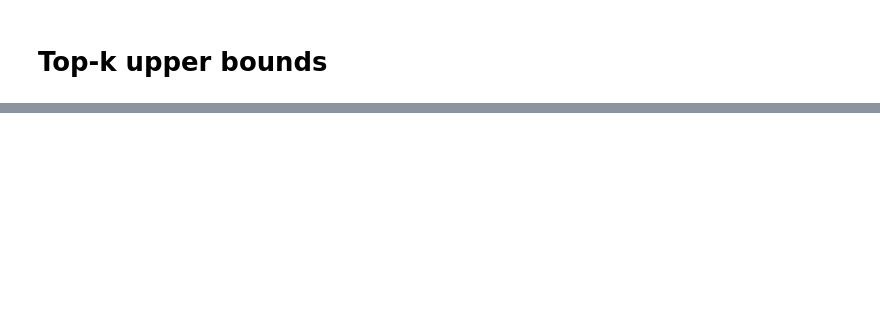
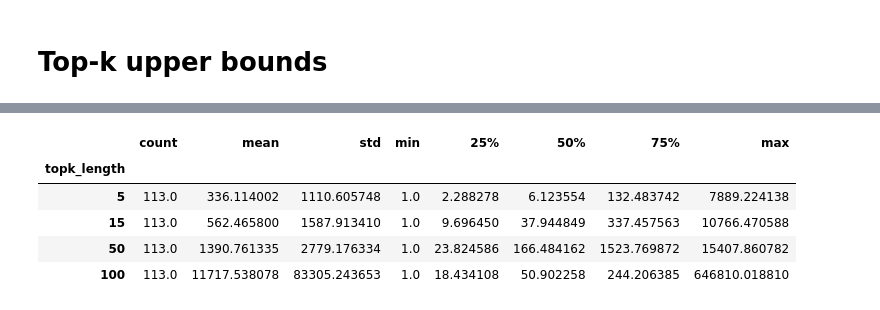
Before and after one commit to rbergm/PostBOUND, a Jupyter notebook: ues/UES_TopKBounds.ipynb, the cells around one changed output, grey strips where cells are left out. Saved outputs shown, nothing was run; the diff lists cells and outputs as text; code cells hidden in the pictures; blank space fills up the shorter version.

```diff
--- a/ues/UES_TopKBounds.ipynb
+++ b/ues/UES_TopKBounds.ipynb
@@ -60,0 +80,17 @@ Name: bound_reduction, dtype: float64
+# %%
+df = pd.concat([
+    pd.merge(df_ues[["bound", "rt"]], df_top5[["bound", "rt", "topk_length"]], right_index=True, left_index=True, suffixes=("_ues", "_topk")),
+    pd.merge(df_ues[["bound", "rt"]], df_top15[["bound", "rt", "topk_length"]], right_index=True, left_index=True, suffixes=("_ues", "_topk")),
+    pd.merge(df_ues[["bound", "rt"]], df_top50[["bound", "rt", "topk_length"]], right_index=True, left_index=True, suffixes=("_ues", "_topk")),
+    pd.merge(df_ues[["bound", "rt"]], df_top100[["bound", "rt", "topk_length"]], right_index=True, left_index=True, suffixes=("_ues", "_topk")),
+])
+df.reset_index(inplace=True)
+df["bound_improvement"] = df["bound_ues"] / df["bound_topk"]
+df.groupby("topk_length")["bound_improvement"].describe()
+# %% [output]
+|  | count | mean | std | min | 25% | 50% | 75% | max |
+| topk_length |  |  |  |  |  |  |  |  |
+| 5 | 113.0 | 336.114002 | 1110.605748 | 1.0 | 2.288278 | 6.123554 | 132.483742 | 7889.224138 |
+| 15 | 113.0 | 562.465800 | 1587.913410 | 1.0 | 9.696450 | 37.944849 | 337.457563 | 10766.470588 |
+| 50 | 113.0 | 1390.761335 | 2779.176334 | 1.0 | 23.824586 | 166.484162 | 1523.769872 | 15407.860782 |
+| 100 | 113.0 | 11717.538078 | 83305.243653 | 1.0 | 18.434108 | 50.902258 | 244.206385 | 646810.018810 |
```
Also changed, not shown: parts of 11 cells of this notebook.
